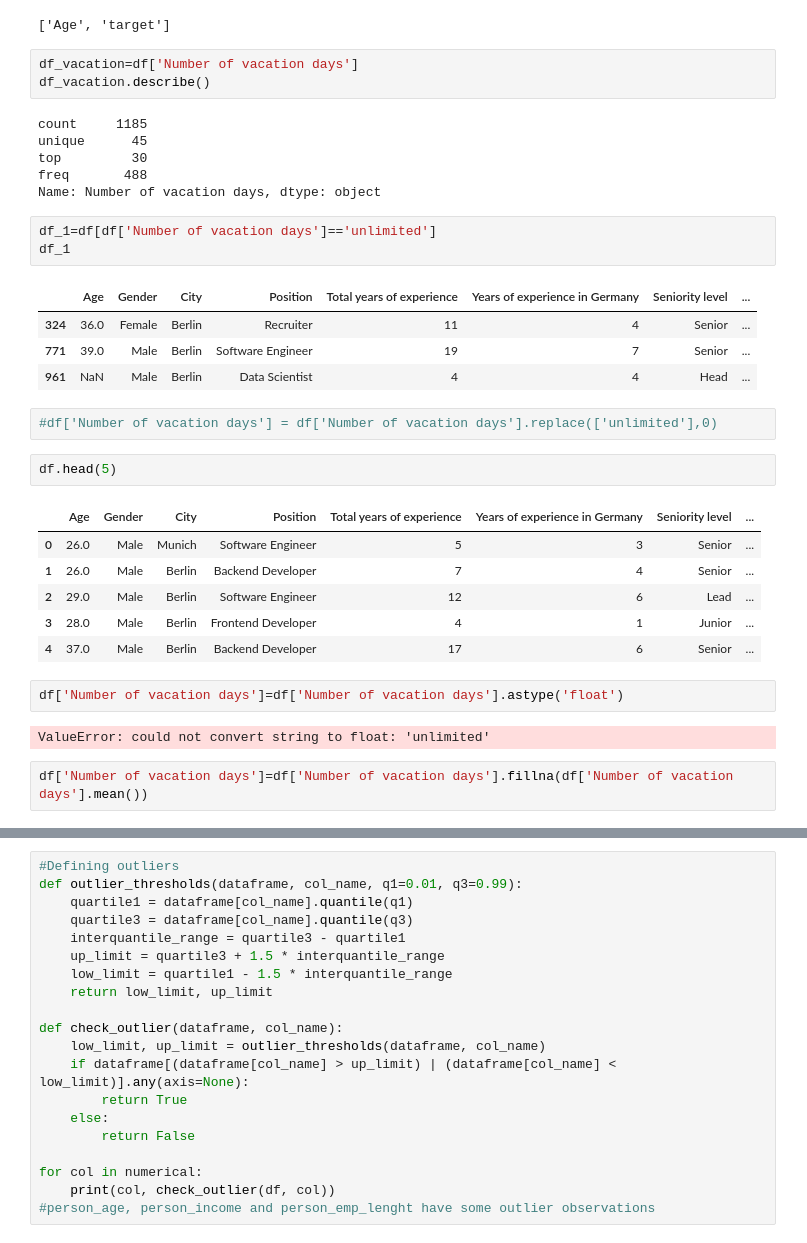
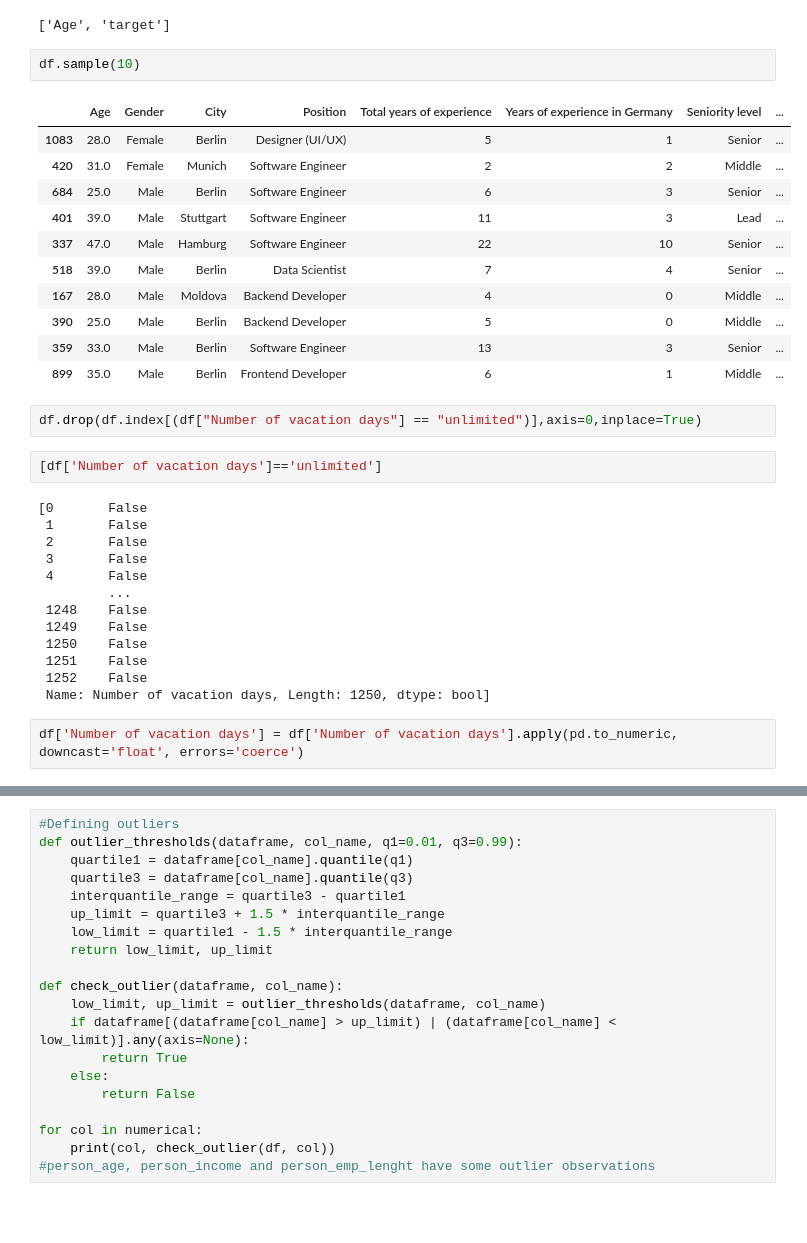
Before and after one commit to SidhST12/ItML_Asn_2_Students, a Jupyter notebook: assignment_2_start.ipynb, the cells around one changed output, grey strips where cells are left out. Saved outputs shown, nothing was run; the diff lists cells and outputs as text; blank space fills up the shorter version.

```diff
--- a/assignment_2_start.ipynb
+++ b/assignment_2_start.ipynb
@@ -237,37 +237,36 @@ numerical
 # %% [output]
 Numerical data:
 ['Age', 'target']
+# %%
+df.sample(10)
+# %% [output]
+|  | Age | Gender | City | Position | Total years of experience | Years of experience in Germany | Seniority level | ... |
+| 1083 | 28.0 | Female | Berlin | Designer (UI/UX) | 5 | 1 | Senior | ... |
+| 420 | 31.0 | Female | Munich | Software Engineer | 2 | 2 | Middle | ... |
+| 684 | 25.0 | Male | Berlin | Software Engineer | 6 | 3 | Senior | ... |
+| 401 | 39.0 | Male | Stuttgart | Software Engineer | 11 | 3 | Lead | ... |
+| 337 | 47.0 | Male | Hamburg | Software Engineer | 22 | 10 | Senior | ... |
+| 518 | 39.0 | Male | Berlin | Data Scientist | 7 | 4 | Senior | ... |
+| 167 | 28.0 | Male | Moldova | Backend Developer | 4 | 0 | Middle | ... |
+| 390 | 25.0 | Male | Berlin | Backend Developer | 5 | 0 | Middle | ... |
+| 359 | 33.0 | Male | Berlin | Software Engineer | 13 | 3 | Senior | ... |
+| 899 | 35.0 | Male | Berlin | Frontend Developer | 6 | 1 | Middle | ... |
+# %%
+df.drop(df.index[(df["Number of vacation days"] == "unlimited")],axis=0,inplace=True)
 # %%
-df_vacation=df['Number of vacation days']
-df_vacation.describe()
+[df['Number of vacation days']=='unlimited']
 # %% [output]
-count     1185
-unique      45
-top         30
-freq       488
-Name: Number of vacation days, dtype: object
+[0       False
+ 1       False
+ 2       False
+ 3       False
+ 4       False
+         ...
+ 1248    False
+ 1249    False
+ 1250    False
+ 1251    False
+ 1252    False
+ Name: Number of vacation days, Length: 1250, dtype: bool]
-# %%
-df_1=df[df['Number of vacation days']=='unlimited']
-df_1
-# %% [output]
-|  | Age | Gender | City | Position | Total years of experience | Years of experience in Germany | Seniority level | ... |
-| 324 | 36.0 | Female | Berlin | Recruiter | 11 | 4 | Senior | ... |
-| 771 | 39.0 | Male | Berlin | Software Engineer | 19 | 7 | Senior | ... |
-| 961 | NaN | Male | Berlin | Data Scientist | 4 | 4 | Head | ... |
 # %%
-#df['Number of vacation days'] = df['Number of vacation days'].replace(['unlimited'],0)
+df['Number of vacation days'] = df['Number of vacation days'].apply(pd.to_numeric, downcast='float', errors='coerce')
-# %%
-df.head(5)
-# %% [output]
-|  | Age | Gender | City | Position | Total years of experience | Years of experience in Germany | Seniority level | ... |
-| 0 | 26.0 | Male | Munich | Software Engineer | 5 | 3 | Senior | ... |
-| 1 | 26.0 | Male | Berlin | Backend Developer | 7 | 4 | Senior | ... |
-| 2 | 29.0 | Male | Berlin | Software Engineer | 12 | 6 | Lead | ... |
-| 3 | 28.0 | Male | Berlin | Frontend Developer | 4 | 1 | Junior | ... |
-| 4 | 37.0 | Male | Berlin | Backend Developer | 17 | 6 | Senior | ... |
-# %%
-df['Number of vacation days']=df['Number of vacation days'].astype('float')
-# %% [output]
-ValueError: could not convert string to float: 'unlimited'
-# %%
-df['Number of vacation days']=df['Number of vacation days'].fillna(df['Number of vacation days'].mean())
```
Also changed, not shown: parts of 14 cells of this notebook.
